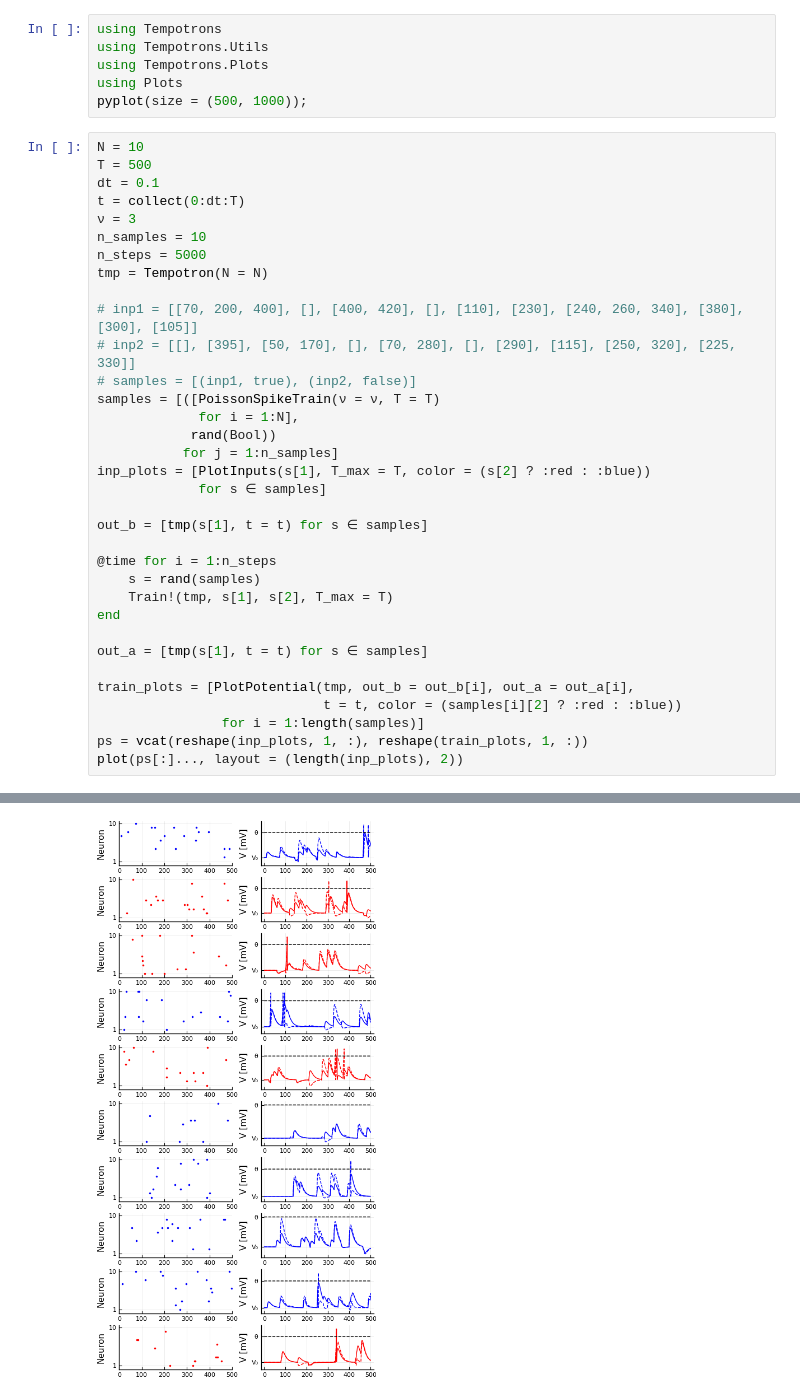
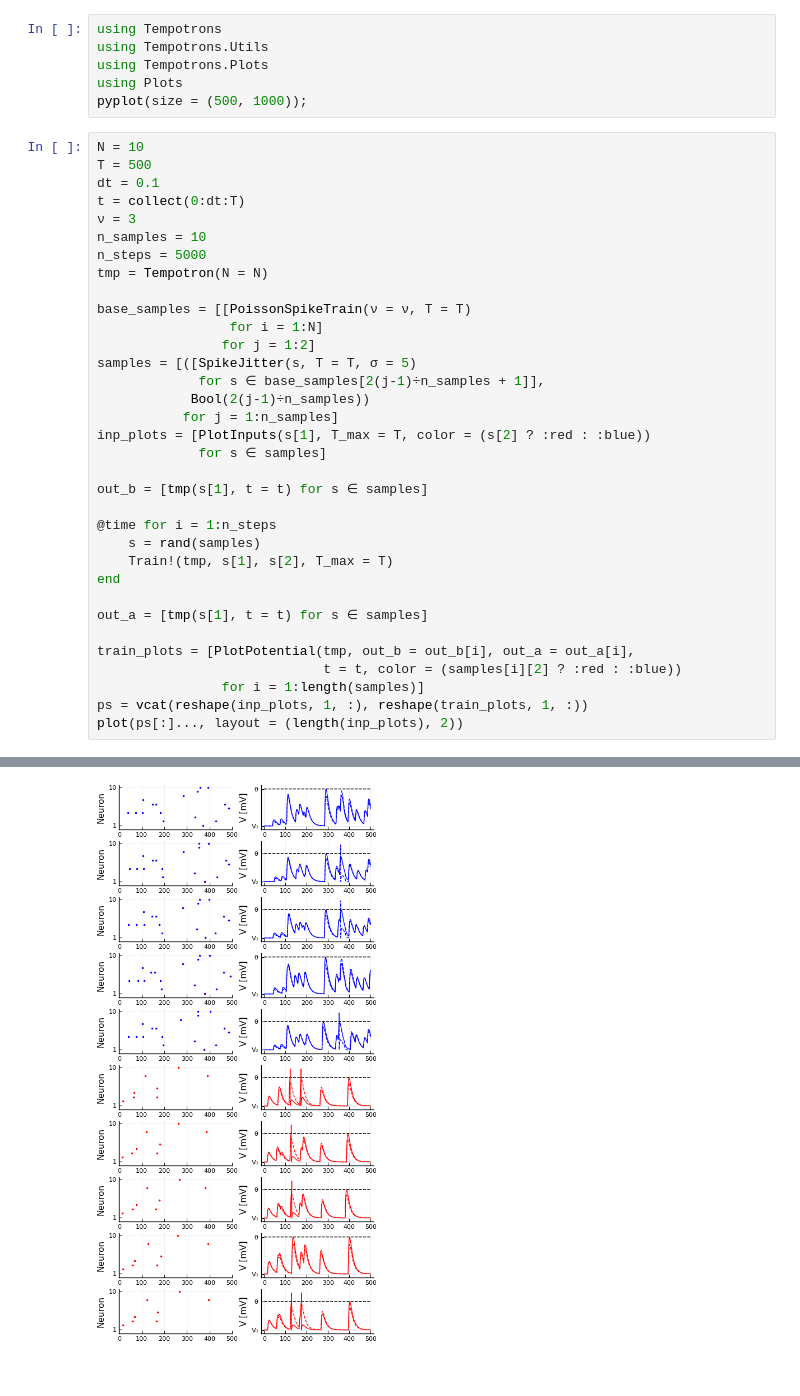
Before and after one commit to avivdotan/Tempotrons.jl, a Jupyter notebook: BinaryTempotron.ipynb, the cells around one changed output, grey strips where cells are left out. Cells and saved outputs as stored; diff of their text form.

Commit message:
Sample spike train jitter
The input samples are now constant Poisson spike train with Gaussian jitter.
* New utility function to add jitter to a given spike train.

```diff
--- a/BinaryTempotron.ipynb
+++ b/BinaryTempotron.ipynb
@@ -16,12 +16,12 @@ n_samples = 10
 n_steps = 5000
 tmp = Tempotron(N = N)
 
-# inp1 = [[70, 200, 400], [], [400, 420], [], [110], [230], [240, 260, 340], [380], [300], [105]]
-# inp2 = [[], [395], [50, 170], [], [70, 280], [], [290], [115], [250, 320], [225, 330]]
-# samples = [(inp1, true), (inp2, false)]
-samples = [([PoissonSpikeTrain(ν = ν, T = T)
-             for i = 1:N],
-            rand(Bool))
+base_samples = [[PoissonSpikeTrain(ν = ν, T = T)
+                 for i = 1:N]
+                for j = 1:2]
+samples = [([SpikeJitter(s, T = T, σ = 5)
+             for s ∈ base_samples[2(j-1)÷n_samples + 1]],
+            Bool(2(j-1)÷n_samples))
            for j = 1:n_samples]
 inp_plots = [PlotInputs(s[1], T_max = T, color = (s[2] ? :red : :blue))
              for s ∈ samples]
@@ -45 +45 @@ plot(ps[:]..., layout = (length(inp_plots), 2))
-[figure, old version]
+[figure, new version]
```
Also changed, not shown: parts of 1 cell of this notebook, 2 other files.
